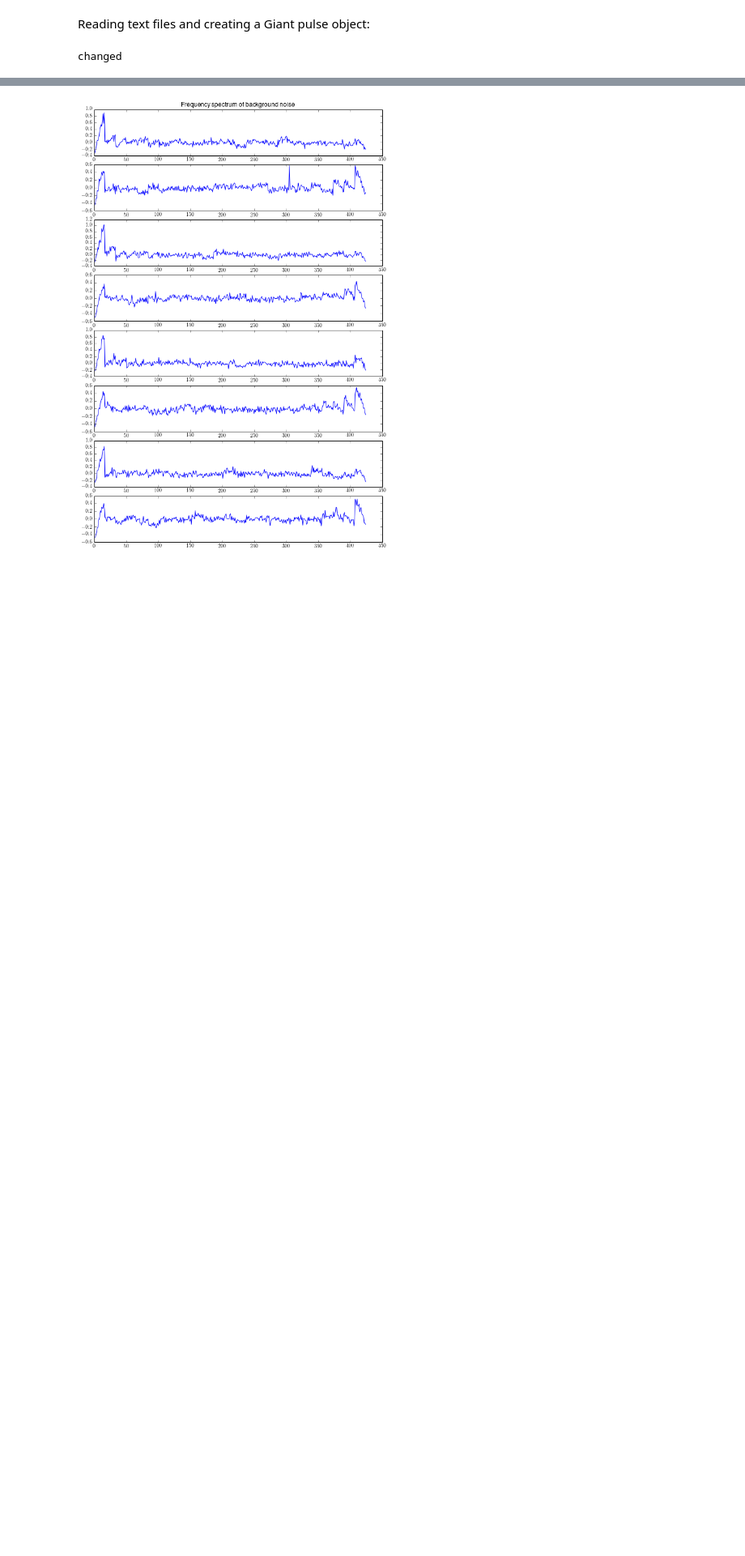
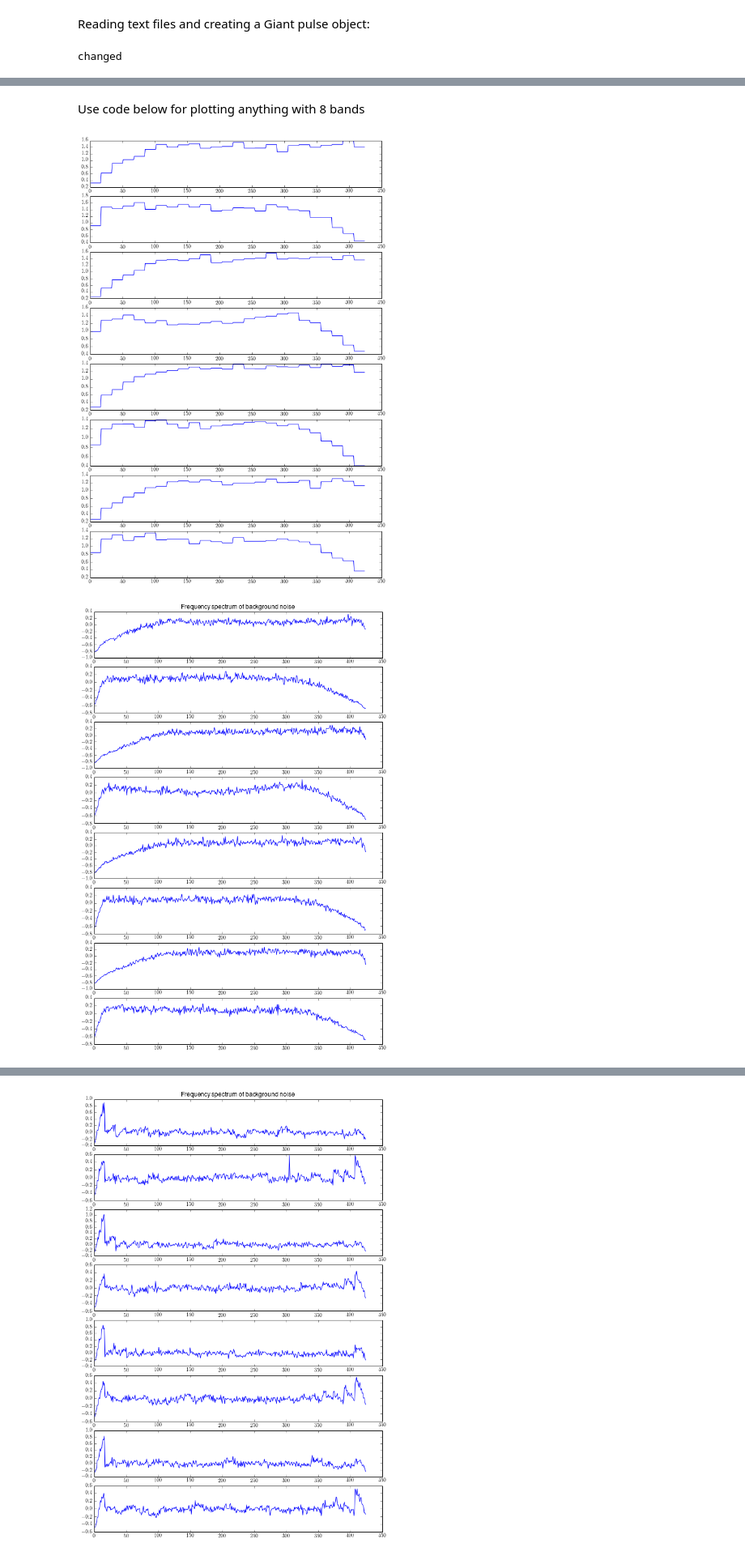
Before and after one commit to xiaozhengxu/scint_analysis, a Jupyter notebook: EVN_crab/GP_baseband.ipynb, the cells around one changed output, grey strips where cells are left out. Shown at 81% size. Drawn from its saved outputs; the diff is of its cells as text; code cells hidden in the pictures; blank space fills up the shorter version.

```diff
--- a/EVN_crab/GP_baseband.ipynb
+++ b/EVN_crab/GP_baseband.ipynb
@@ -203,8 +203,8 @@ if text_name[0] == 'a': # get information from a all__.txt file
     t2 = strings2[1]
     phase1 = strings1[3]
     phase2 = strings2[3]
-fn1 = '/cita/h/home-2/xzxu/trails/data/ef/ek036a_ef_no00{}.m5a'.format(scan_no1)
-fn2 = '/cita/h/home-2/xzxu/trails/data/ef/ek036a_ef_no00{}.m5a'.format(scan_no2)
+fn1 = '/home/xzxu/trails/data/ef/ek036a_ef_no00{}.m5a'.format(scan_no1)
+fn2 = '/home/xzxu/trails/data/ef/ek036a_ef_no00{}.m5a'.format(scan_no2)
 print 'changed'
 t_gp1 = Time(t1)
 t_gp2 = Time(t2)
@@ -216,7 +216,7 @@ dts = round(dt.sec,4)
 # %% [output]
 changed
 # %%
-gp50=GP_data(fn1,t_gp1)
+gp6=GP_data(fn1,t_gp1)
 
 #gp6.plot_figs()
 #gp1.output.shape
@@ -234,15 +234,16 @@ bg258=gp258.output[:,gp258.peak_time-300:gp258.peak_time-100].mean(1)
 def process_freq_spec(gp1,draw=1):
     '''function takes a continuous frequency spectrum and cuts it into 8 bands, divide by the giant pulse mean, and normalize it by itself gp1=freq_spec[i]. function also plots the frequency spectrum'''
     gp1_8=np.zeros(shape=(0,425))
+    gp1_8_divided=np.zeros(shape=(0,425))
     for j in range(8):gp1_8=np.append(gp1_8,np.array([gp1[j*513+40:j*513+465]]),0)
-    gp1_8/=gpab #Dividing by giant pulse average
+    gp1_8_divided=gp1_8/gpab #Dividing by giant pulse average
     for i in range(8):gp1_8[i]=gp1_8[i]/gp1_8[i].mean()-1.
     if draw==1:
         f,axarr=plt.subplots(8,1,figsize=(10,15))
 
         for i in range(8):axarr[i].plot(gp1_8[i])
         axarr[0].set_title('Frequency spectrum of background noise')
-    return gp1_8
+    return gp1_8_divided , gp1_8
 
 def transform_to_timelag(fgp):
     tgp=np.zeros(shape=(0,213))
@@ -266,0 +271,11 @@ fbg=process_freq_spec(bg)
+# %% [markdown]
+Use code below for plotting anything with 8 bands
+# %%
+f,axarr=plt.subplots(8,1,figsize=(10,15))
+for i in range(8):axarr[i].plot(gpab[i])
+fbg6d,fbg6=process_freq_spec(bg6)
+# f,axarr=plt.subplots(8,1,figsize=(10,15))
+# for i in range(8):axarr[i].plot(fbg6[i])
+# %% [output]
+[figure, added]
+[figure, added]
```
Also changed, not shown: parts of 9 cells of this notebook, 6 other files.
